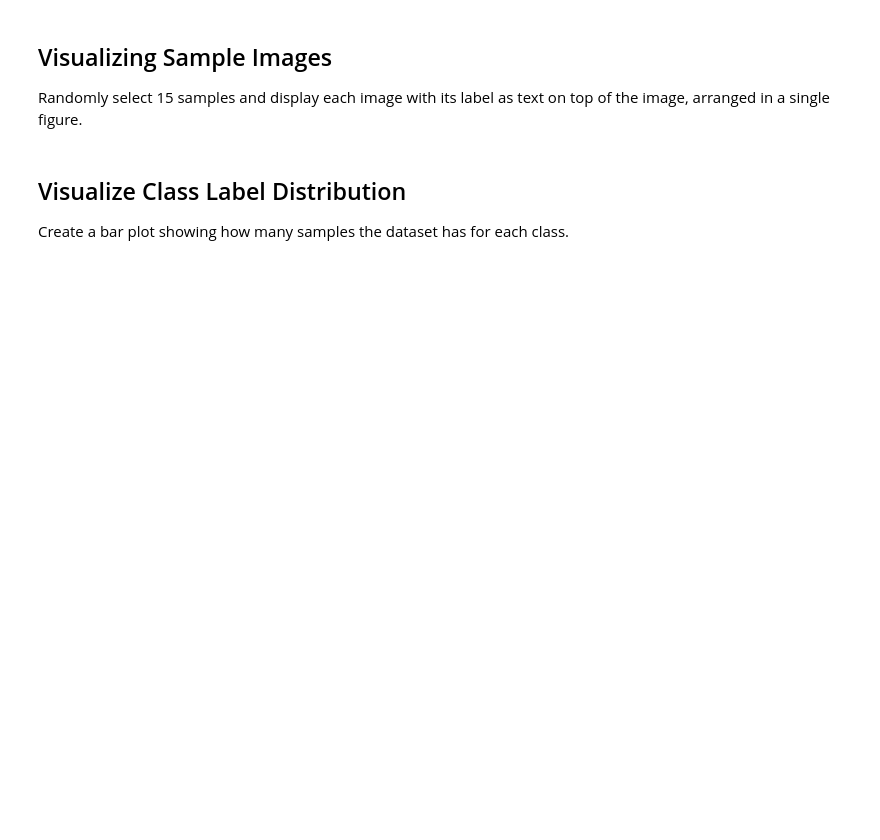
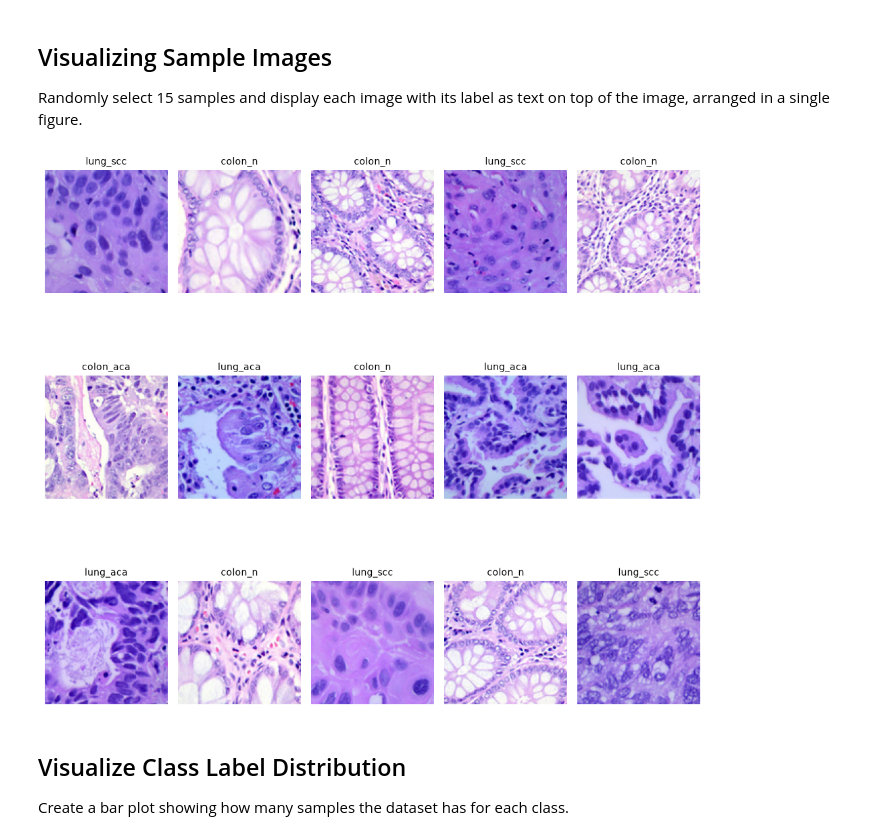
Before and after one commit to lordmana/Lung-and-Colon-Cancer-Classification, a Jupyter notebook: notebook/DL_Assignment_2026.ipynb, the cells around one changed output. Cells and saved outputs as stored; diff of their text form; code cells hidden in the pictures; blank space fills up the shorter version.

Commit message:
Added preprocessing, sample visualization, and class label visualization

```diff
--- a/notebook/DL_Assignment_2026.ipynb
+++ b/notebook/DL_Assignment_2026.ipynb
@@ -185,6 +218,25 @@ RANDOM_SEED = 42
 
 Randomly select 15 samples and display each image with its label as text on top of the
 image, arranged in a single figure.
+# %%
+images_random = np.random.choice(len(data), size=15, replace=False)
+
+fig, axes = plt.subplots(3, 5, figsize=(10, 10))
+axes = axes.flatten()
+
+for i, j in enumerate(images_random):
+    img = data[j]
+    label = class_labels[j]
+
+    axes[i].imshow(img)
+    axes[i].set_title(label, fontsize=10)
+
+    axes[i].axis("off")
+
+plt.tight_layout()
+plt.show()
+# %% [output]
+[figure, added]
 # %% [markdown]
 ## Visualize Class Label Distribution
 
```
Also changed, not shown: parts of 7 cells of this notebook, 2 other files.
